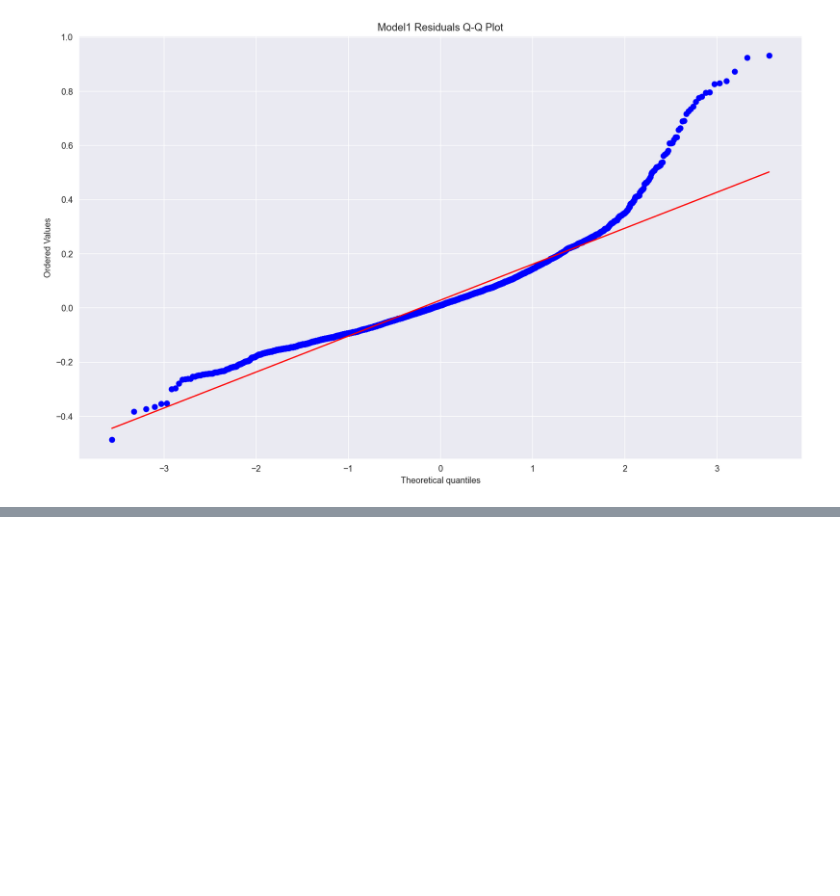
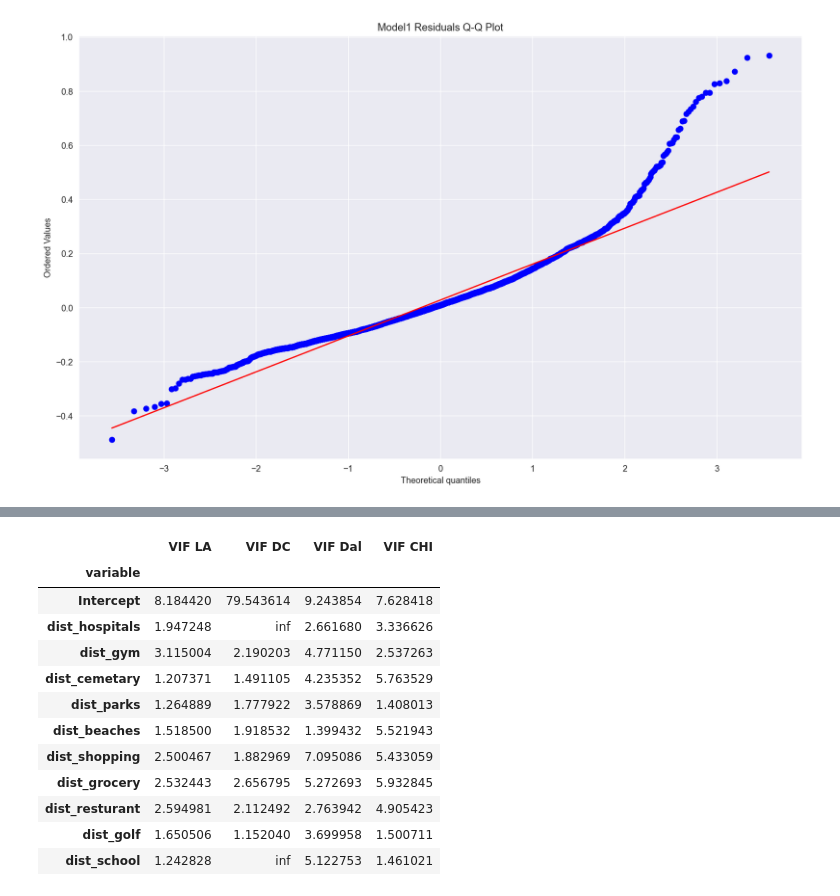
Before and after one commit to jefflee702/Analysis-of-the-Effects-of-Location-on-House-Pricing, a Jupyter notebook: code/analysis.ipynb, the cells around one changed output, grey strips where cells are left out. Saved outputs shown, nothing was run; the diff lists cells and outputs as text; code cells hidden in the pictures; blank space fills up the shorter version.

```diff
--- a/code/analysis.ipynb
+++ b/code/analysis.ipynb
@@ -475,4 +380,36 @@ Covariance Type:            nonrobust
 Notes:
 [1] R² is computed without centering (uncentered) since the model does not contain a constant.
 [2] Standard Errors assume that the covariance matrix of the errors is correctly specified.
+# %%
+# VIF Check for All Four Metro Areas
+from patsy import dmatrices
+from statsmodels.stats.outliers_influence import variance_inflation_factor
+
+yla, Xla = dmatrices('Norm ~ dist_hospitals+dist_gym+dist_cemetary+dist_parks+dist_beaches+dist_shopping+dist_grocery+dist_resturant+dist_golf+dist_school', data=lametro_adj, return_type='dataframe')
+ydc, Xdc = dmatrices('Norm ~ dist_hospitals+dist_gym+dist_cemetary+dist_parks+dist_beaches+dist_shopping+dist_grocery+dist_resturant+dist_golf+dist_school', data=dcmetro_adj, return_type='dataframe')
+ydal, Xdal = dmatrices('Norm ~ dist_hospitals+dist_gym+dist_cemetary+dist_parks+dist_beaches+dist_shopping+dist_grocery+dist_resturant+dist_golf+dist_school', data=dalmetro_adj, return_type='dataframe')
+ychi, Xchi = dmatrices('Norm ~ dist_hospitals+dist_gym+dist_cemetary+dist_parks+dist_beaches+dist_shopping+dist_grocery+dist_resturant+dist_golf+dist_school', data=chimetro_adj, return_type='dataframe')
+vif = pd.DataFrame()
+vif['VIF LA'] = [variance_inflation_factor(Xla.values, i) for i in range(Xla.shape[1])]
+vif['VIF DC'] = [variance_inflation_factor(Xdc.values, i) for i in range(Xdc.shape[1])]
+vif['VIF Dal'] = [variance_inflation_factor(Xdal.values, i) for i in range(Xdal.shape[1])]
+vif['VIF CHI'] = [variance_inflation_factor(Xchi.values, i) for i in range(Xchi.shape[1])]
+vif['variable'] = Xla.columns
+vif = vif.set_index("variable")
+vif
+vif.style.applymap(lambda x: 'background-color : purple' if x>5 else '')
+# %% [output]
+|  | VIF LA | VIF DC | VIF Dal | VIF CHI |
+| variable |  |  |  |  |
+| Intercept | 8.184420 | 79.543614 | 9.243854 | 7.628418 |
+| dist_hospitals | 1.947248 | inf | 2.661680 | 3.336626 |
+| dist_gym | 3.115004 | 2.190203 | 4.771150 | 2.537263 |
+| dist_cemetary | 1.207371 | 1.491105 | 4.235352 | 5.763529 |
+| dist_parks | 1.264889 | 1.777922 | 3.578869 | 1.408013 |
+| dist_beaches | 1.518500 | 1.918532 | 1.399432 | 5.521943 |
+| dist_shopping | 2.500467 | 1.882969 | 7.095086 | 5.433059 |
+| dist_grocery | 2.532443 | 2.656795 | 5.272693 | 5.932845 |
+| dist_resturant | 2.594981 | 2.112492 | 2.763942 | 4.905423 |
+| dist_golf | 1.650506 | 1.152040 | 3.699958 | 1.500711 |
+| dist_school | 1.242828 | inf | 5.122753 | 1.461021 |
 # %%
```
Also changed, not shown: parts of 38 cells of this notebook, 3 other files.
